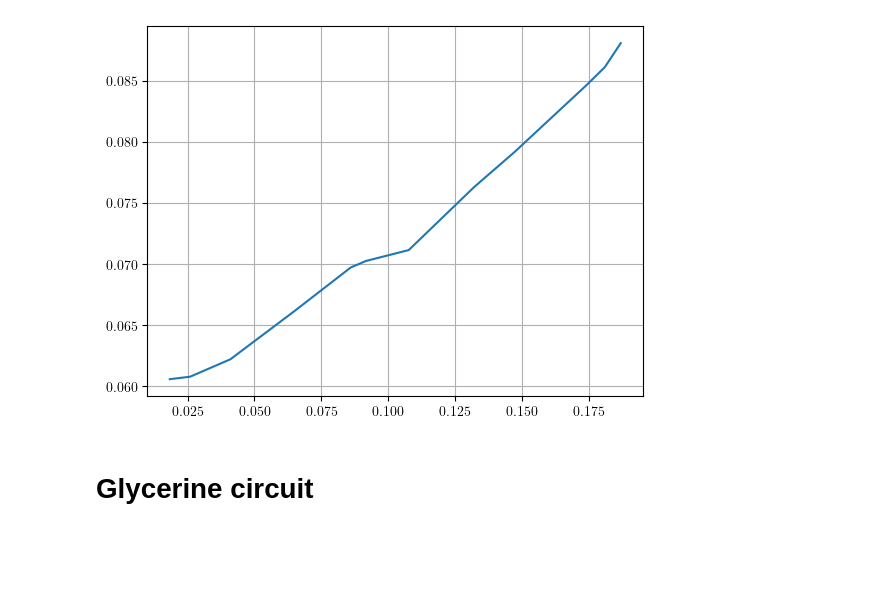
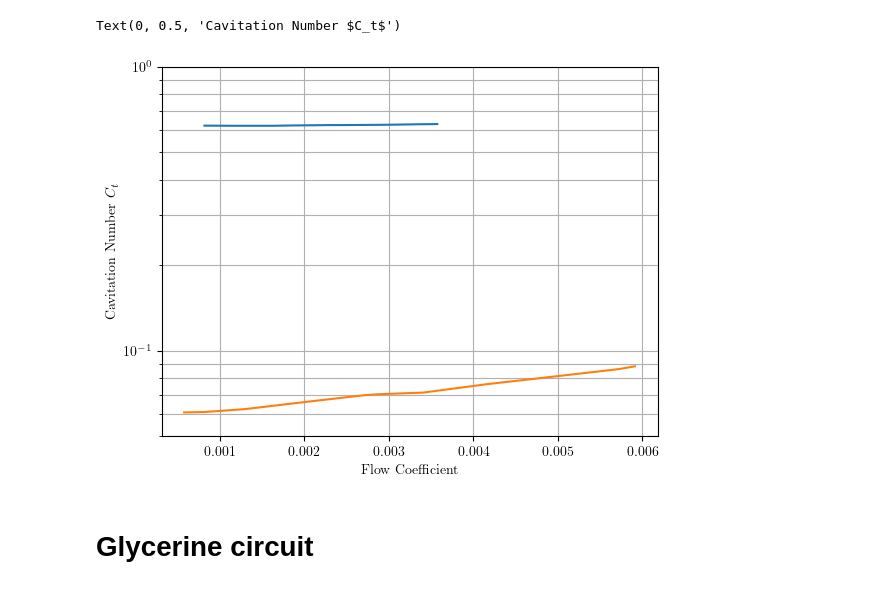
Before and after one commit to lpender3672/MEng-CW, a Jupyter notebook: IIA/3A3/Compressor_Lab/analysis.ipynb, the cells around one changed output. Drawn from its saved outputs; the diff is of its cells as text; code cells hidden in the pictures; blank space fills up the shorter version.

```diff
--- a/IIA/3A3/Compressor_Lab/analysis.ipynb
+++ b/IIA/3A3/Compressor_Lab/analysis.ipynb
@@ -130,9 +143,14 @@ def plot_suction_vs_flow_inlet(data, freq): # INVALID FOR OUTLET_DATA
-# %%
-#plot_suction_vs_flow_inlet(water_25_inlet_data, 25)
-plot_suction_vs_flow_inlet(water_50_inlet_data, 50)
-plt.grid()
-# %% [output]
-[figure, removed]
+# %%
+plot_suction_vs_flow_inlet(water_25_inlet_data, 25, )
+plot_suction_vs_flow_inlet(water_50_inlet_data, 50)
+plt.yscale('log')
+plt.ylim(.5e-1, 1e0)
+plt.grid( which='both', axis='both')
+plt.xlabel("Flow Coefficient")
+plt.ylabel("Cavitation Number $C_t$")
+# %% [output]
+Text(0, 0.5, 'Cavitation Number $C_t$')
+[figure, added]
 # %% [markdown]
 # Glycerine circuit
 # %%
```
Also changed, not shown: parts of 5 cells of this notebook, 10 other files.
